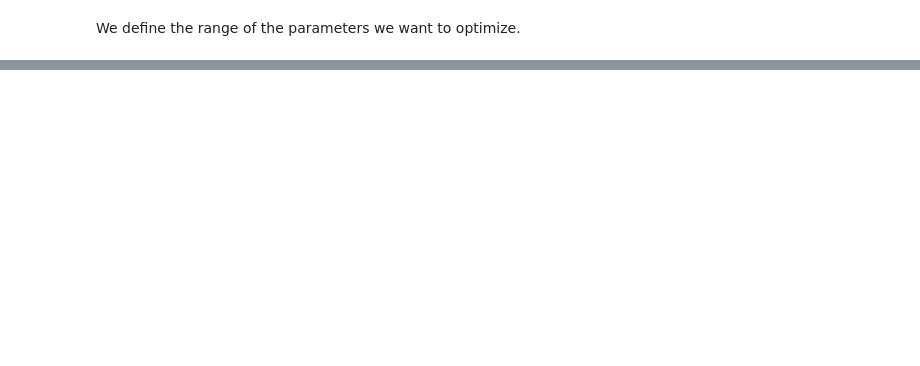
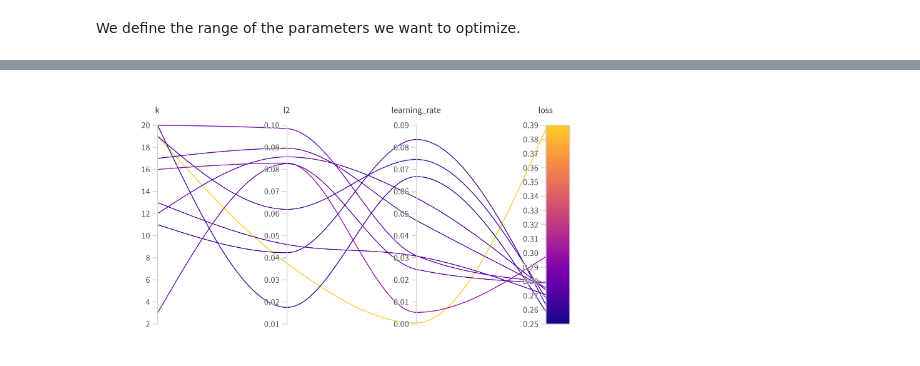
Before and after one commit to JustinAgnr/DM_ML, a Jupyter notebook: DM_ML_Part1.ipynb, the cells around one changed output, grey strips where cells are left out. Cells and saved outputs as stored; diff of their text form; code cells hidden in the pictures; blank space fills up the shorter version.

```diff
--- a/DM_ML_Part1.ipynb
+++ b/DM_ML_Part1.ipynb
@@ -304,0 +318,4 @@ wandb.agent(sweep_id, function=train, count=count)
+# %%
+Image(filename='optv1.png', width = 500)
+# %% [output]
+[figure, added]
```
Also changed, not shown: parts of 26 cells of this notebook.
